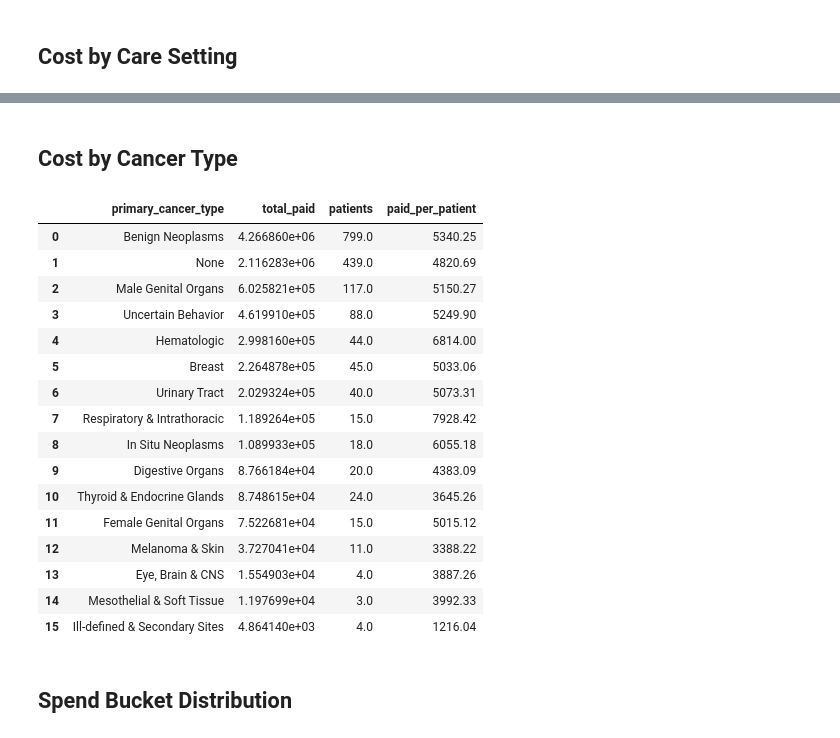
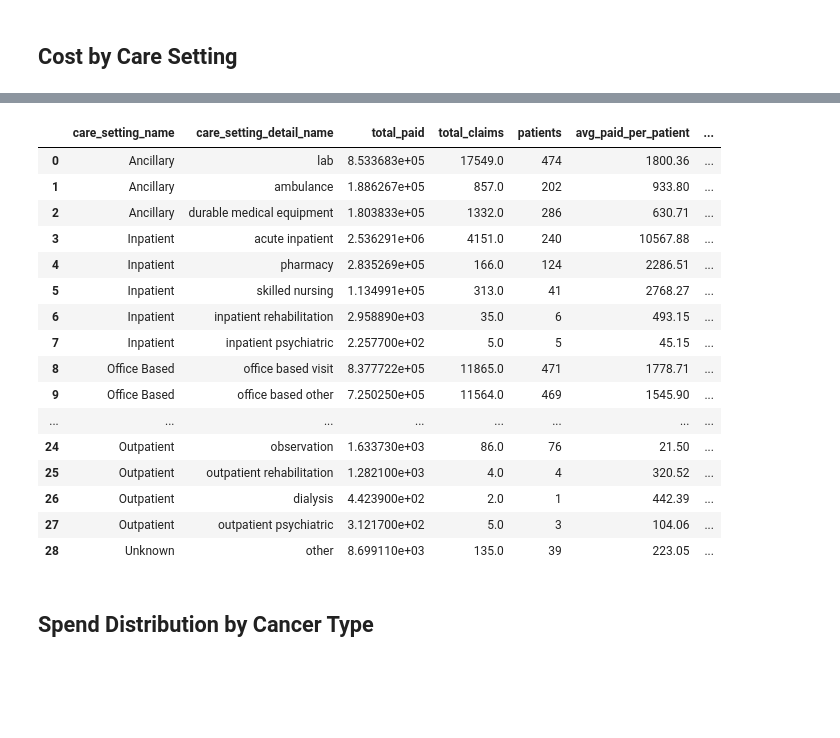
Before and after one commit to worldyne/tuva-demo, a Jupyter notebook: analyses/oncology_analysis.ipynb, the cells around one changed output, grey strips where cells are left out. Cells and saved outputs as stored; diff of their text form; code cells hidden in the pictures; blank space fills up the shorter version.

```diff
--- a/analyses/oncology_analysis.ipynb
+++ b/analyses/oncology_analysis.ipynb
@@ -87,36 +151,37 @@ cost_by_setting
+# %%
+cost_by_setting_df = con.sql("""
+    SELECT
+        cs.care_setting_name,
+        cs.care_setting_detail_name,
+        SUM(f.paid_amount) as total_paid,
+        SUM(f.claim_count) as total_claims,
+        COUNT(DISTINCT f.person_id) as patients,
+        ROUND(SUM(f.paid_amount) / NULLIF(COUNT(DISTINCT f.person_id), 0), 2) as avg_paid_per_patient,
+        ROUND(SUM(f.paid_amount) / NULLIF(SUM(f.claim_count), 0), 2) as avg_paid_per_claim
+    FROM main.fact_oncology_cost f
+    JOIN main.dim_care_setting cs ON f.care_setting_key = cs.care_setting_key
+    GROUP BY 1, 2
+    ORDER BY care_setting_name, total_paid DESC
+""").df()
+
+cost_by_setting_df
+# %% [output]
+|  | care_setting_name | care_setting_detail_name | total_paid | total_claims | patients | avg_paid_per_patient | ... |
+| 0 | Ancillary | lab | 8.533683e+05 | 17549.0 | 474 | 1800.36 | ... |
+| 1 | Ancillary | ambulance | 1.886267e+05 | 857.0 | 202 | 933.80 | ... |
+| 2 | Ancillary | durable medical equipment | 1.803833e+05 | 1332.0 | 286 | 630.71 | ... |
+| 3 | Inpatient | acute inpatient | 2.536291e+06 | 4151.0 | 240 | 10567.88 | ... |
+| 4 | Inpatient | pharmacy | 2.835269e+05 | 166.0 | 124 | 2286.51 | ... |
+| 5 | Inpatient | skilled nursing | 1.134991e+05 | 313.0 | 41 | 2768.27 | ... |
+| 6 | Inpatient | inpatient rehabilitation | 2.958890e+03 | 35.0 | 6 | 493.15 | ... |
+| 7 | Inpatient | inpatient psychiatric | 2.257700e+02 | 5.0 | 5 | 45.15 | ... |
+| 8 | Office Based | office based visit | 8.377722e+05 | 11865.0 | 471 | 1778.71 | ... |
+| 9 | Office Based | office based other | 7.250250e+05 | 11564.0 | 469 | 1545.90 | ... |
+| ... | ... | ... | ... | ... | ... | ... | ... |
+| 24 | Outpatient | observation | 1.633730e+03 | 86.0 | 76 | 21.50 | ... |
+| 25 | Outpatient | outpatient rehabilitation | 1.282100e+03 | 4.0 | 4 | 320.52 | ... |
+| 26 | Outpatient | dialysis | 4.423900e+02 | 2.0 | 1 | 442.39 | ... |
+| 27 | Outpatient | outpatient psychiatric | 3.121700e+02 | 5.0 | 3 | 104.06 | ... |
+| 28 | Unknown | other | 8.699110e+03 | 135.0 | 39 | 223.05 | ... |
 # %% [markdown]
-## Cost by Cancer Type
+## Spend Distribution by Cancer Type
-# %%
-# Cost breakdown by cancer type
-cost_by_cancer = con.sql("""
-    SELECT
-        primary_cancer_type,
-        SUM(total_paid_amount) as total_paid,
-        SUM(patient_count) as patients,
-        ROUND(SUM(total_paid_amount) / SUM(patient_count), 2) as paid_per_patient
-    FROM main.fact_oncology_cost_analytics
-    GROUP BY 1
-    ORDER BY total_paid DESC
-""").df()
-
-cost_by_cancer
-# %% [output]
-|  | primary_cancer_type | total_paid | patients | paid_per_patient |
-| 0 | Benign Neoplasms | 4.266860e+06 | 799.0 | 5340.25 |
-| 1 | None | 2.116283e+06 | 439.0 | 4820.69 |
-| 2 | Male Genital Organs | 6.025821e+05 | 117.0 | 5150.27 |
-| 3 | Uncertain Behavior | 4.619910e+05 | 88.0 | 5249.90 |
-| 4 | Hematologic | 2.998160e+05 | 44.0 | 6814.00 |
-| 5 | Breast | 2.264878e+05 | 45.0 | 5033.06 |
-| 6 | Urinary Tract | 2.029324e+05 | 40.0 | 5073.31 |
-| 7 | Respiratory & Intrathoracic | 1.189264e+05 | 15.0 | 7928.42 |
-| 8 | In Situ Neoplasms | 1.089933e+05 | 18.0 | 6055.18 |
-| 9 | Digestive Organs | 8.766184e+04 | 20.0 | 4383.09 |
-| 10 | Thyroid & Endocrine Glands | 8.748615e+04 | 24.0 | 3645.26 |
-| 11 | Female Genital Organs | 7.522681e+04 | 15.0 | 5015.12 |
-| 12 | Melanoma & Skin | 3.727041e+04 | 11.0 | 3388.22 |
-| 13 | Eye, Brain & CNS | 1.554903e+04 | 4.0 | 3887.26 |
-| 14 | Mesothelial & Soft Tissue | 1.197699e+04 | 3.0 | 3992.33 |
-| 15 | Ill-defined & Secondary Sites | 4.864140e+03 | 4.0 | 1216.04 |
-# %% [markdown]
-## Spend Bucket Distribution
```
Also changed, not shown: parts of 29 cells of this notebook, 10 other files.
